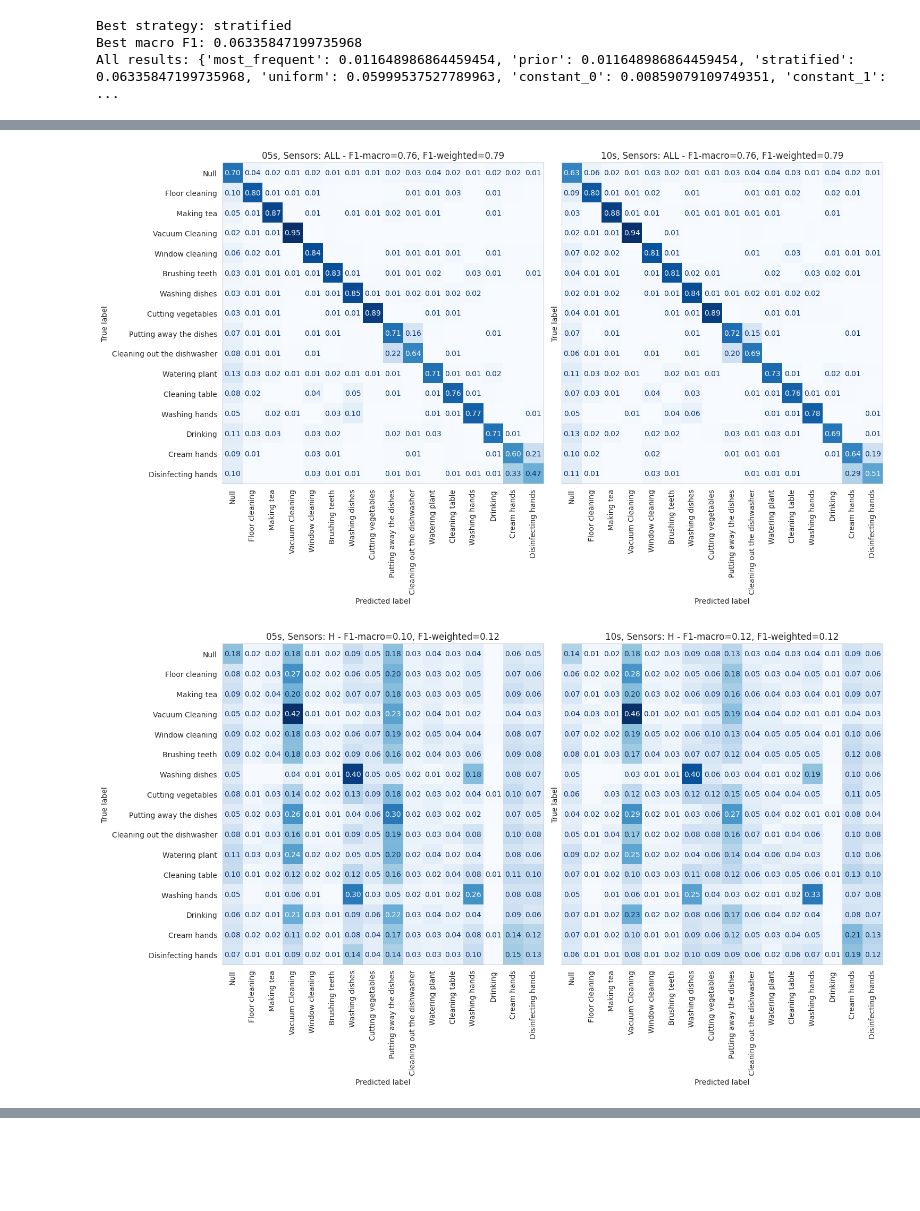
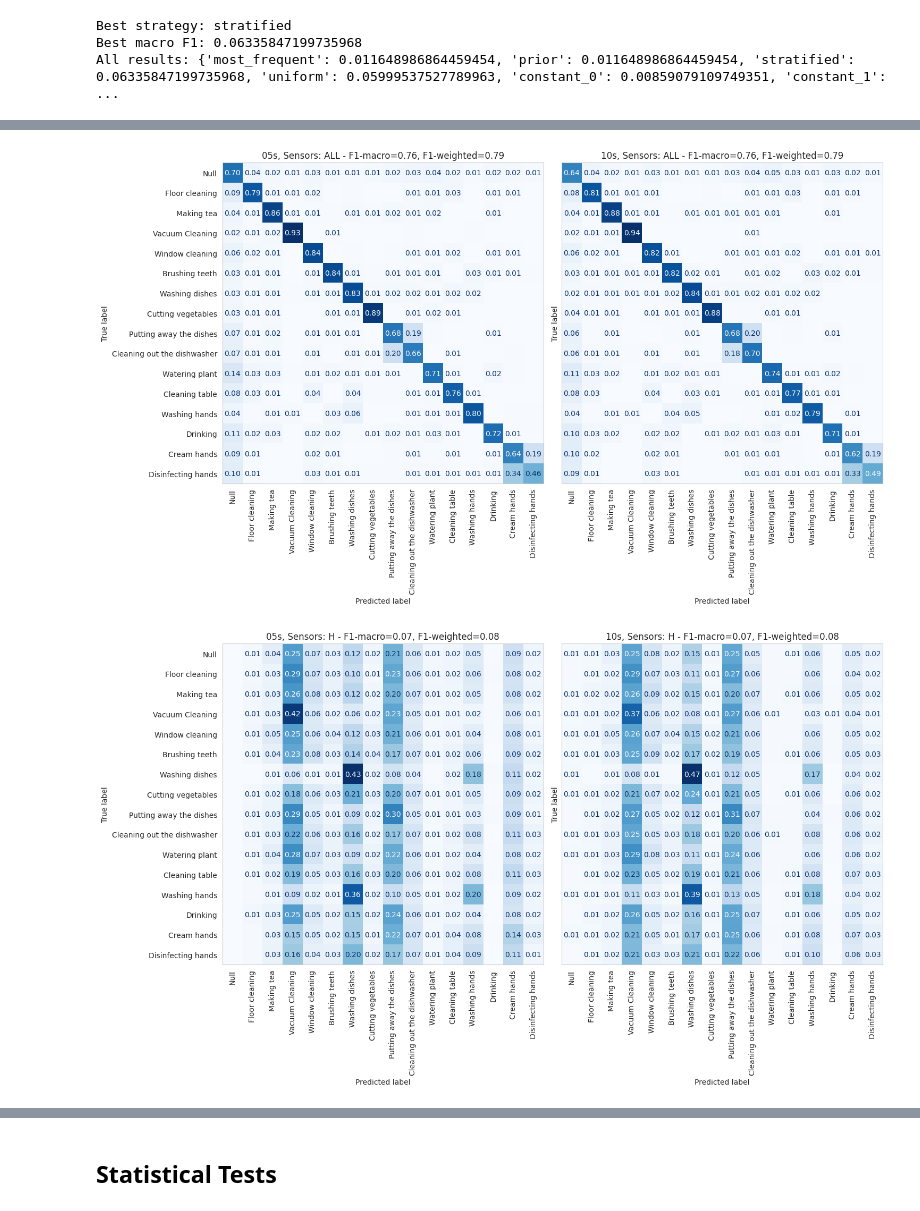
Before and after one commit to RBurchard/HARMES, a Jupyter notebook: validation/notebooks/ML_Results_Plots_and_Tables.ipynb, the cells around one changed output, grey strips where cells are left out. Drawn from its saved outputs; the diff is of its cells as text; code cells hidden in the pictures; blank space fills up the shorter version.

```diff
--- a/validation/notebooks/ML_Results_Plots_and_Tables.ipynb
+++ b/validation/notebooks/ML_Results_Plots_and_Tables.ipynb
@@ -12,7 +12,7 @@ import numpy as np
 # %% [markdown]
 ### This notebook is only to be executed after running the machine learning experiments! It will not run otherwise.
 # %%
-with shelve.open('../cache', flag='r', writeback=False) as shf:
-    print(list(shf.keys()))
-    r = shf['all;5']
+with shelve.open('cache', flag='r', writeback=False) as shf:
+    print(sorted(list(shf.keys())))
+    r = shf['all;5;rep_0']
 # %% [output]
@@ -109,9 +109,9 @@ preds = []
 labels = []
 orders = []
 cfgs = []
-with shelve.open("../cache") as shf:
+with shelve.open("cache") as shf:
     for key in shf.keys():
-        if "part_datas" in key or shf[key]=="running":
+        if "part_datas" in key or "model" in key or shf[key]=="running" or "transfer" in key or "30" in key or "environment" in key or "humid" in key:
             continue
         if ";" in key:
             res = shf[key]
@@ -121,9 +121,10 @@ with shelve.open("../cache") as shf:
             cfgs.append(key)
             metrics, f1_macro = calc_metrics(*res)
             metr_df = pd.DataFrame(metrics, columns=["F1-Score (macro)", "F1-score (weighted)", "Accuracy", "Participant"])
-            s_cfg_str, ws = key.split(";")
+            s_cfg_str, ws, rep = key.split(";")
             metr_df["window size"] = ws.zfill(2)
             metr_df["sensor_config"] = s_cfg_str
+            metr_df["repetition"] = int(rep[-1:])
             metr_dfs.append(metr_df)
 full_results_df = pd.concat(metr_dfs)
 full_results_df["Participant | Window Size"] = "P" + full_results_df.Participant + " | " + full_results_df["window size"].astype(str)  + "s"
@@ -628,36 +722,43 @@ sorted_data = sorted(zip(preds, labels, orders, cfgs), key=lambda x: x[3])
 preds, labels, orders, cfgs = map(list, zip(*sorted_data))
 
 for (pred, true, order, key) in zip(preds, labels, orders, cfgs):
+    rep = int(key.split(";")[-1][-1])
+    if rep == 0:
+        preds_key = []
+        trues_key = []
+
     if i == -1:
         i = 1
         fig, axes = plt.subplots(1,2, sharey=True, figsize=(15,22))
-    pred = le.inverse_transform(np.concat(pred))
-    true = le.inverse_transform(np.concat(true))
-    disp = ConfusionMatrixDisplay.from_predictions(
-        true,
-        pred,
-        labels=label_order,          # <-- this is the key
-        normalize="true",
-        ax=axes[i],
-        values_format=".2f",
-        cmap=plt.cm.Blues,
-        colorbar=False
-    )
+    preds_key += list(le.inverse_transform(np.concat(pred)))
+    trues_key += list(le.inverse_transform(np.concat(true)))
 
-    for text, value in zip(disp.text_.ravel(), disp.confusion_matrix.ravel()):
-        if value < 0.005:
-            text.set_text('')
-    for ax in axes:
-        plt.setp(ax.get_xticklabels(), rotation=90)
-    f1 = f1_score(true, pred, average="macro")
-    f1w = f1_score(true, pred, average="weighted")
-    key_text = key.split(";")[0].upper()
-    axes[i].set_title(f"{['05', '10'][i]}s, Sensors: {key_text} - F1-macro={f1:.2f}, F1-weighted={f1w:.2f}")
-    axes[i].grid(False)
-    i -= 1
+    if rep == 4:
+        disp = ConfusionMatrixDisplay.from_predictions(
+            trues_key,
+            preds_key,
+            labels=label_order,          # <-- this is the key
+            normalize="true",
+            ax=axes[i],
+            values_format=".2f",
+            cmap=plt.cm.Blues,
+            colorbar=False
+        )
 
-    if i == -1:
-        plt.tight_layout()
-        plt.savefig(f"conf_plots/conf_{key}.pdf", bbox_inches="tight")
-        plt.show()
+        for text, value in zip(disp.text_.ravel(), disp.confusion_matrix.ravel()):
+            if value < 0.005:
+                text.set_text('')
+        for ax in axes:
+            plt.setp(ax.get_xticklabels(), rotation=90)
+        f1 = f1_score(trues_key, preds_key, average="macro")
+        f1w = f1_score(trues_key, preds_key, average="weighted")
+        key_text = key.split(";")[0].upper()
+        axes[i].set_title(f"{['05', '10'][i]}s, Sensors: {key_text} - F1-macro={f1:.2f}, F1-weighted={f1w:.2f}")
+        axes[i].grid(False)
+        i -= 1
+
+        if i == -1:
+            plt.tight_layout()
+            plt.savefig(f"conf_plots/conf_{key[:-6]}.pdf", bbox_inches="tight")
+            plt.show()
 # %% [output]
@@ -666,2 +767,2 @@ for (pred, true, order, key) in zip(preds, labels, orders, cfgs):
-[figure, old version]
+[figure, new version]
-[figure, old version]
+[figure, new version]
@@ -673,0 +775,2 @@ for (pred, true, order, key) in zip(preds, labels, orders, cfgs):
+# %% [markdown]
+## Statistical Tests
```
Also changed, not shown: parts of 98 cells of this notebook, 13 other files.
